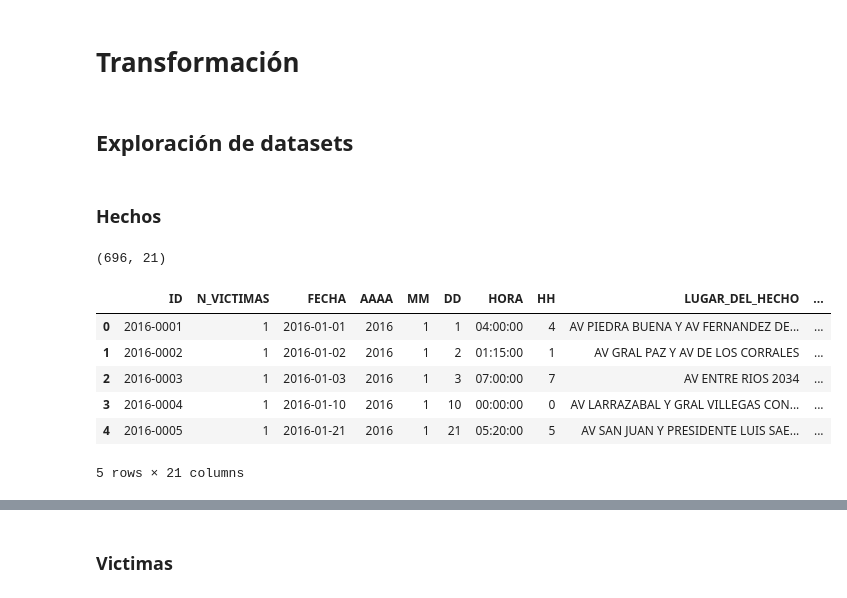
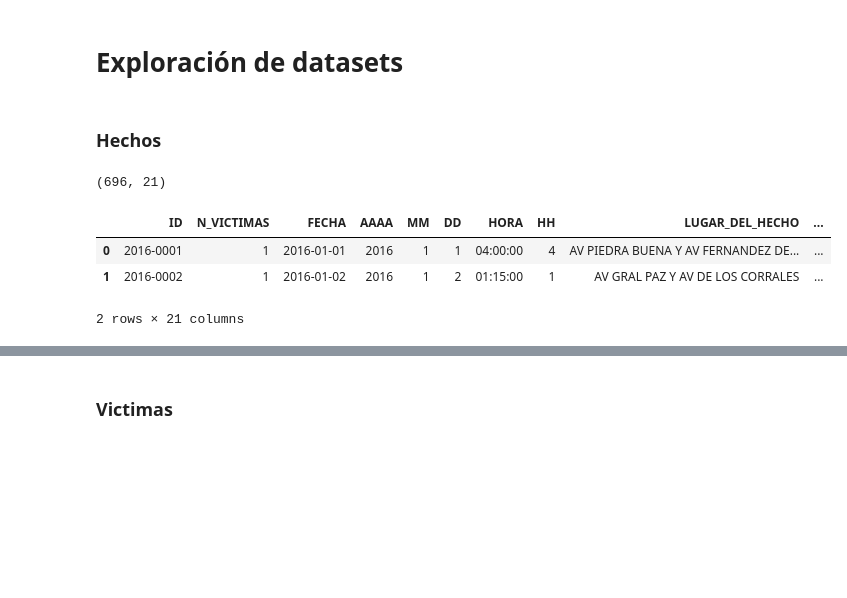
Before and after one commit to jrguignan/Proyecto-Siniestros_Viales-Data_Analyst, a Jupyter notebook: ETL - EDA.ipynb, the cells around one changed output, grey strips where cells are left out. Drawn from its saved outputs; the diff is of its cells as text; code cells hidden in the pictures; blank space fills up the shorter version.

```diff
--- a/ETL - EDA.ipynb
+++ b/ETL - EDA.ipynb
@@ -9,7 +13,5 @@ import datetime
 df_hechos = pd.read_excel('datasets\homicidios.xlsx', sheet_name='HECHOS')
 df_victimas = pd.read_excel('datasets\homicidios.xlsx', sheet_name='VICTIMAS')
 df_victimas2 = pd.read_excel('datasets\lesiones.xlsx', sheet_name='VICTIMAS')
-# %% [markdown]
-# Transformación
 # %% [markdown]
-## Exploración de datasets
+# Exploración de datasets
@@ -51,13 +19,10 @@ def verificar_tipo_datos(df):
 ### Hechos
 # %%
 print(df_hechos.shape)
-df_hechos.head(5)
+df_hechos.head(2)
 # %% [output]
 (696, 21)
 |  | ID | N_VICTIMAS | FECHA | AAAA | MM | DD | HORA | HH | LUGAR_DEL_HECHO | ... |
 | 0 | 2016-0001 | 1 | 2016-01-01 | 2016 | 1 | 1 | 04:00:00 | 4 | AV PIEDRA BUENA Y AV FERNANDEZ DE... | ... |
 | 1 | 2016-0002 | 1 | 2016-01-02 | 2016 | 1 | 2 | 01:15:00 | 1 | AV GRAL PAZ Y AV DE LOS CORRALES | ... |
-| 2 | 2016-0003 | 1 | 2016-01-03 | 2016 | 1 | 3 | 07:00:00 | 7 | AV ENTRE RIOS 2034 | ... |
-| 3 | 2016-0004 | 1 | 2016-01-10 | 2016 | 1 | 10 | 00:00:00 | 0 | AV LARRAZABAL Y GRAL VILLEGAS CON... | ... |
-| 4 | 2016-0005 | 1 | 2016-01-21 | 2016 | 1 | 21 | 05:20:00 | 5 | AV SAN JUAN Y PRESIDENTE LUIS SAE... | ... |
-5 rows × 21 columns
+2 rows × 21 columns
```
Also changed, not shown: parts of 63 cells of this notebook, 2 other files.
